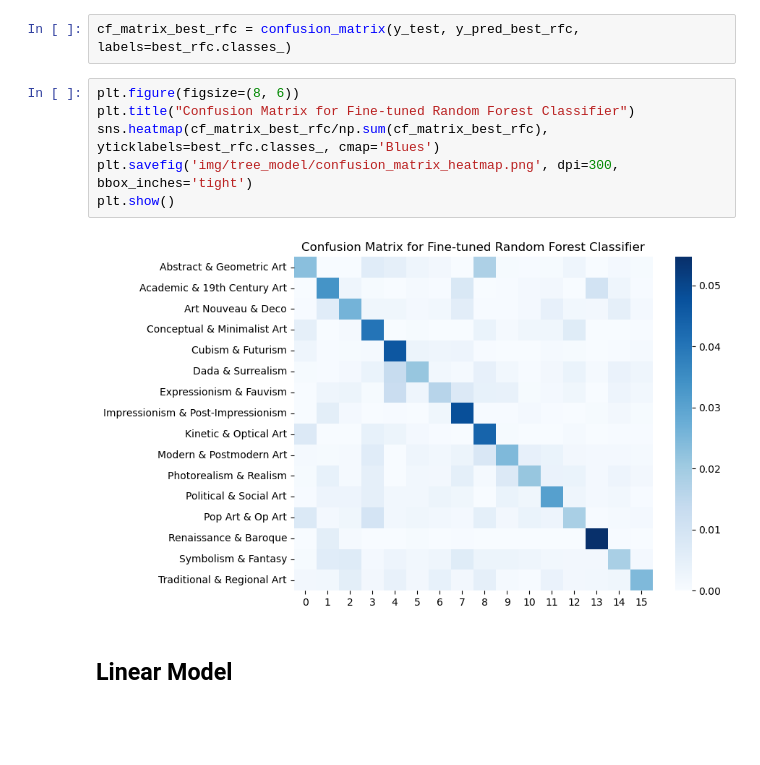
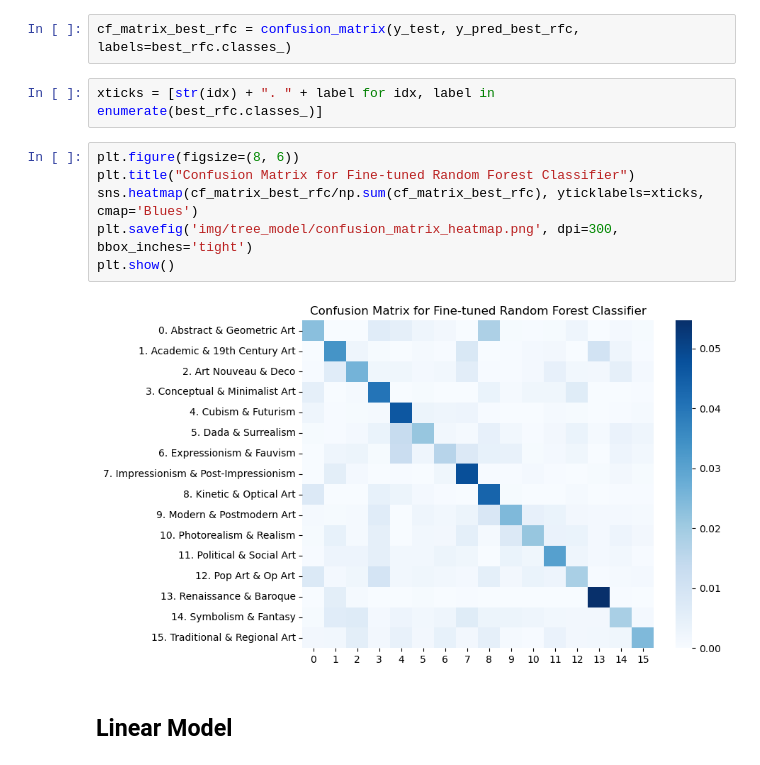
Before and after one commit to yangyuwang/painting_style_prediction, a Jupyter notebook: P2_Yangyu_Avi_Gio.ipynb, the cells around one changed output. Cells and saved outputs as stored; diff of their text form; blank space fills up the shorter version.

```diff
--- a/P2_Yangyu_Avi_Gio.ipynb
+++ b/P2_Yangyu_Avi_Gio.ipynb
@@ -407,14 +411,16 @@ with open("models/best_random_forest.pkl", "wb") as f:
 4. Error analysis
 # %%
 cf_matrix_best_rfc = confusion_matrix(y_test, y_pred_best_rfc, labels=best_rfc.classes_)
+# %%
+xticks = [str(idx) + ". " + label for idx, label in enumerate(best_rfc.classes_)]
 # %%
 plt.figure(figsize=(8, 6))
 plt.title("Confusion Matrix for Fine-tuned Random Forest Classifier")
-sns.heatmap(cf_matrix_best_rfc/np.sum(cf_matrix_best_rfc), yticklabels=best_rfc.classes_, cmap='Blues')
+sns.heatmap(cf_matrix_best_rfc/np.sum(cf_matrix_best_rfc), yticklabels=xticks, cmap='Blues')
 plt.savefig('img/tree_model/confusion_matrix_heatmap.png', dpi=300, bbox_inches='tight')
 plt.show()
 # %% [output]
-[figure, old version]
+[figure, new version]
 # %% [markdown]
 ## Linear Model
 # %% [markdown]
```
Also changed, not shown: parts of 2 cells of this notebook, 3 other files.
